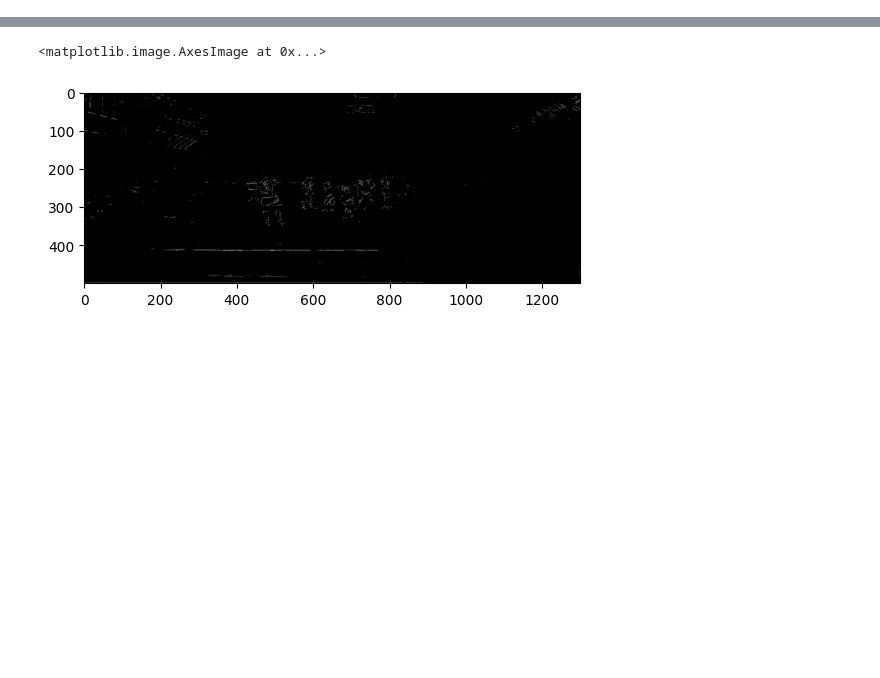
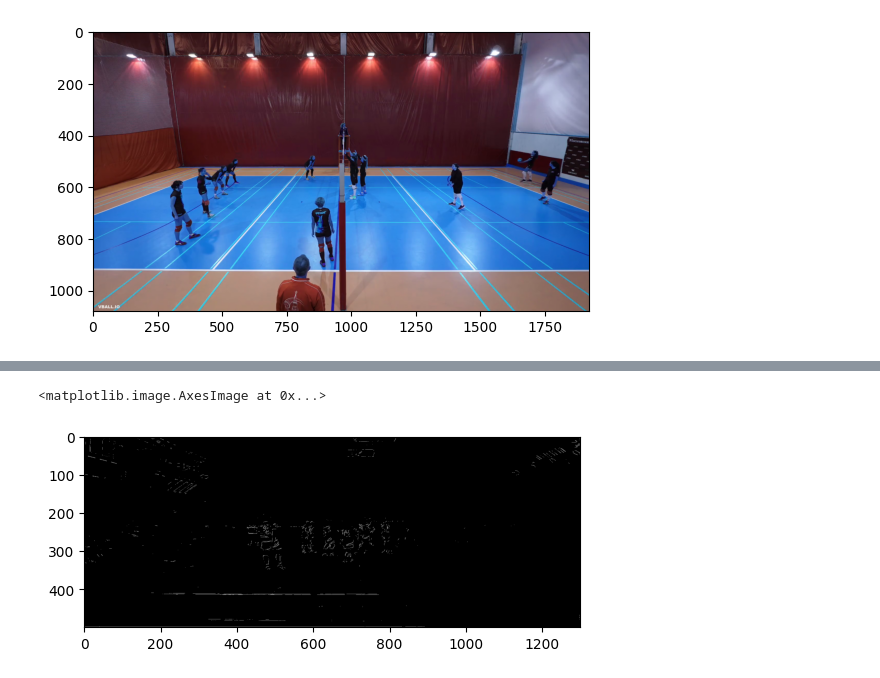
Before and after one commit to robindelebassee/ball_tracker, a Jupyter notebook: test_utils.ipynb, the cells around one changed output, grey strips where cells are left out. Drawn from its saved outputs; the diff is of its cells as text; code cells hidden in the pictures; blank space fills up the shorter version.

```diff
--- a/test_utils.ipynb
+++ b/test_utils.ipynb
@@ -33,7 +33,11 @@ ball_pos = []
 # %%
 ret,frame = cap.read()
 
 plt.imshow(frame)
+
+frame = cv2.resize(frame, (1300, 500))
+# %% [output]
+[figure, added]
 # %%
 # convert the current frame to grayscale
 gray = cv2.cvtColor(frame, cv2.COLOR_BGR2GRAY)
```
Also changed, not shown: parts of 4 cells of this notebook, 4 other files.
